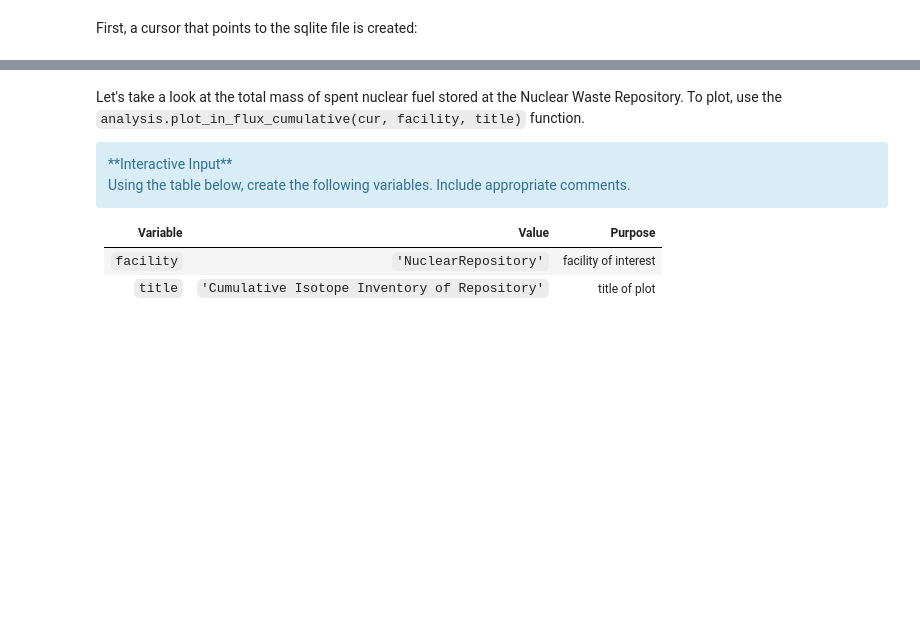
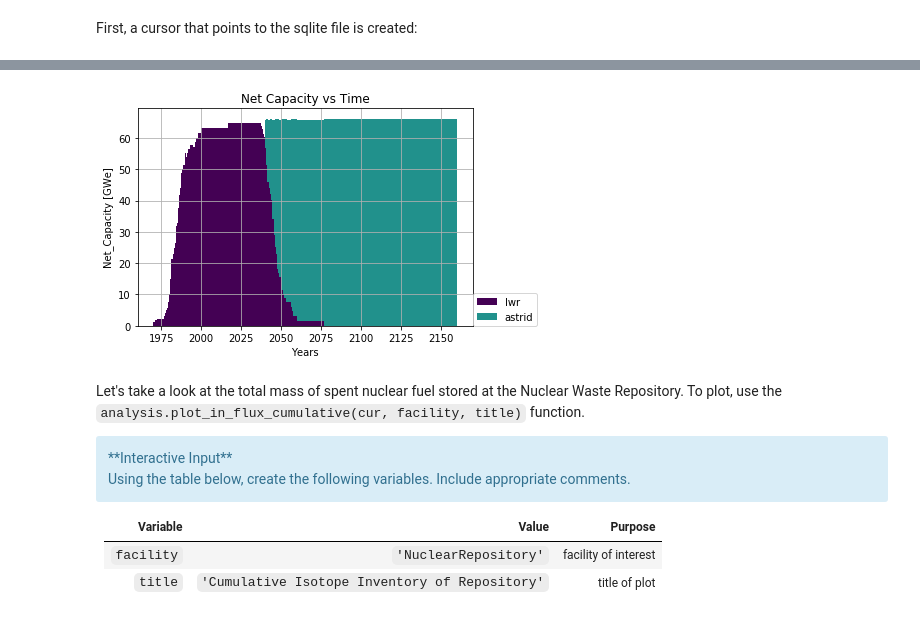
Before and after one commit to pichman2/cyclus-tutorial, a Jupyter notebook: Tutorial_intermediate.ipynb, the cells around one changed output, grey strips where cells are left out. Cells and saved outputs as stored; diff of their text form; code cells hidden in the pictures; blank space fills up the shorter version.

```diff
--- a/Tutorial_intermediate.ipynb
+++ b/Tutorial_intermediate.ipynb
@@ -622,3 +189,8 @@ analysis.plot_out_flux_cumulative(cur, facility,title)
+# %%
+from IPython.display import Image
+Image(filename='france_power_plot.png')
+# %% [output]
+[figure, added]
 # %% [markdown]
 Let's take a look at the total mass of spent nuclear fuel stored at the Nuclear Waste Repository.
 To plot, use the `analysis.plot_in_flux_cumulative(cur, facility, title)` function.
```
Also changed, not shown: parts of 91 cells of this notebook, 4 other files.
